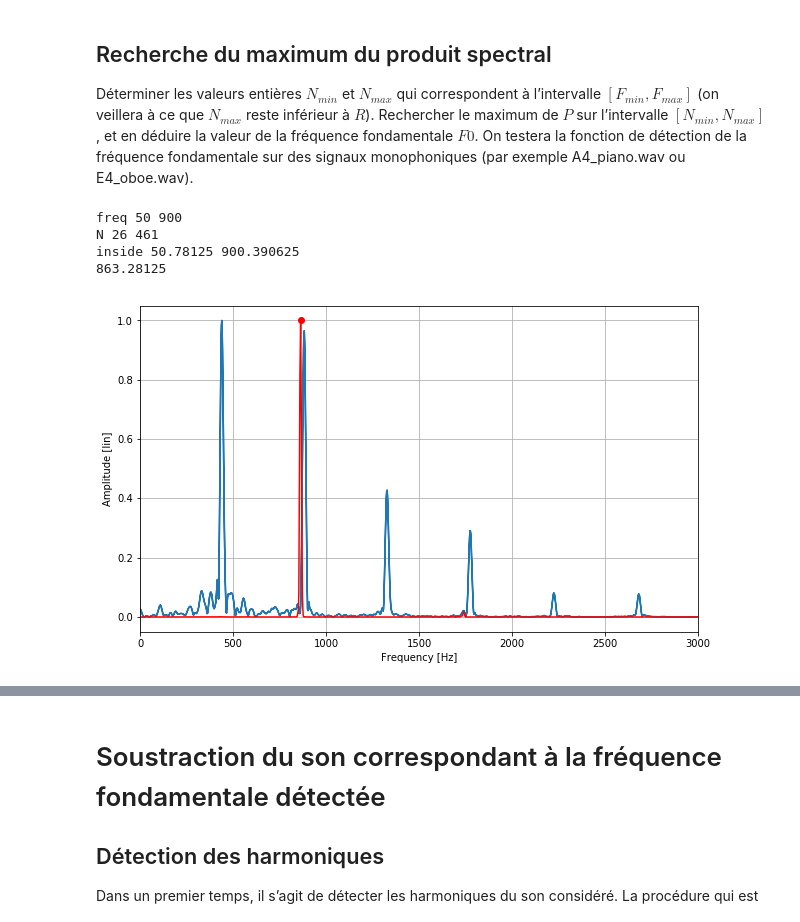
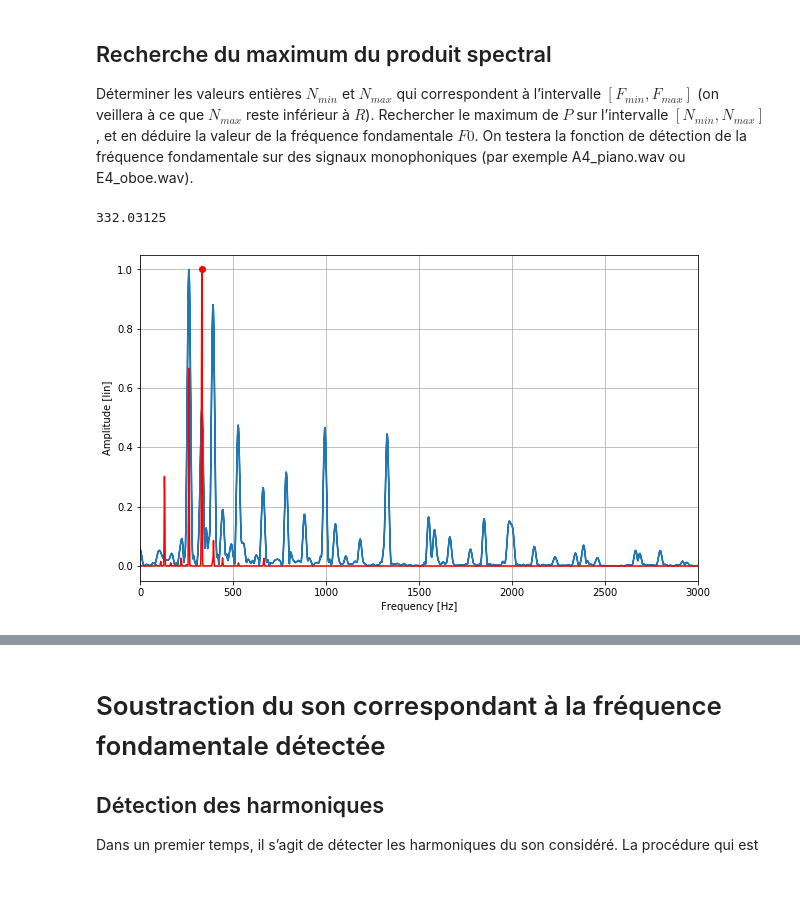
Before and after one commit to GuiMarion/SignalProcessing, a Jupyter notebook: TP_multiPitch/TP_multipitch_peeters_.ipynb, the cells around one changed output, grey strips where cells are left out. Drawn from its saved outputs; the diff is of its cells as text; code cells hidden in the pictures; blank space fills up the shorter version.

```diff
--- a/TP_multiPitch/TP_multipitch_peeters_.ipynb
+++ b/TP_multiPitch/TP_multipitch_peeters_.ipynb
@@ -27,12 +27,12 @@ import tpt_tools
 %matplotlib inline
 
 #audioFile = './_audio/A3_piano.wav'# 220 Hz
-audioFile = './_audio/A4_piano.wav' # 440 Hz
+#audioFile = './_audio/A4_piano.wav' # 440 Hz
 #audioFile = './_audio/E4_oboe.wav' # 329 Hz
 #audioFile = './_audio/A5_flute.wav' # 880
 #audioFile = './_audio/A3A4_piano.wav' # 220, 440
 #audioFile = './_audio/A3A4A5_duo.wav' # 220, 440, 880
-#audioFile = './_audio/A3C4E4G4_piano.wav' # 220, 261, 329, 392 Hz
+audioFile = './_audio/A3C4E4G4_piano.wav' # 220, 261, 329, 392 Hz
 
 sr_hz, data_v = scipy.io.wavfile.read(audioFile)
 
@@ -138,18 +139,32 @@ Rechercher le maximum de $P$ sur l’intervalle $[N_{min},N_{max}]$, et en dédu
 On testera la fonction de détection de la fréquence fondamentale sur des signaux monophoniques (par exemple A4\_piano.wav ou E4\_oboe.wav).
 # %%
 # Helper function for finding X(f*k)
-def lookForClosest(value, vector):
-    # initializing
-    i = 0
+def lookForClosest(value, vector, Fe, Nfft):
+
+    if value == 0:
+        return 0
+
+    # initializing with a theoretical value
+    i = int(round(Nfft//(Fe/value)))
     s = (vector[i] - value)**2
 
-    for k in range(1, len(vector)):
+    # in case there issue with flooring or something we look at the neighborhood
+    for k in range(i+1, len(vector)):
         s_temp = (vector[k] - value)**2
-        if s_temp < s:
+        if s_temp <= s:
             s = s_temp
             i = k
-        if vector[k] > value:
+        else :
             break
+
+    for k in range(0, i):
+        s_temp = (vector[k] - value)**2
+        if s_temp <= s:
+            s = s_temp
+            i = k
+        else :
+            break
+
     return i
 # %%
 def F_getSpectralProduct(fftFreq_hz_v, fftAmpl_v, H, fmin_hz, fmax_hz, Nfft, sr_hz):
@@ -169,49 +184,43 @@ def F_getSpectralProduct(fftFreq_hz_v, fftAmpl_v, H, fmin_hz, fmax_hz, Nfft, sr_
     """
 
     ### START CODE HERE ###
-
     R = Nfft//(2*H)
     spFreq_hz_v = []
     spAmpl_v = []
     for f in range(R):
         # for every frequency we compute the spectral product
         spAmpl_v.append(1)
         spFreq_hz_v.append(fftFreq_hz_v[f])
-        for h in range(1, H):
+        for h in range(1, H+1):
             # for every h, we multiply
-            spAmpl_v[f] *= fftAmpl_v[lookForClosest(f*h, fftFreq_hz_v)]
+            spAmpl_v[f] *= fftAmpl_v[lookForClosest(fftFreq_hz_v[f]*h, fftFreq_hz_v, sr_hz, Nfft)]
 
-    print("freq", fmin_hz, fmax_hz)
-    nMin = lookForClosest(fmin_hz, fftFreq_hz_v)
-    nMax = lookForClosest(fmax_hz, fftFreq_hz_v)
-    print("N", nMin, nMax)
-    print("inside", fftFreq_hz_v[nMin], fftFreq_hz_v[nMax])
+    nMin = lookForClosest(fmin_hz, fftFreq_hz_v, sr_hz, Nfft)
+    nMax = lookForClosest(fmax_hz, fftFreq_hz_v, sr_hz, Nfft)
 
     f0_hz = 0
     maxAmp = np.amax(spAmpl_v[nMin:nMax])
     for i in range(nMin, nMax):
         if spAmpl_v[i] >= maxAmp:
             f0_hz = fftFreq_hz_v[i]
             break
 
     print(f0_hz)
+
     ### END CODE HERE ###
 
     plt.figure(figsize=(10,6))
     tpt_tools.F_plot1(fftFreq_hz_v, fftAmpl_v/np.max(fftAmpl_v), 'Frequency [Hz]', 'Amplitude [lin]')
     plt.plot(spFreq_hz_v, spAmpl_v/np.max(spAmpl_v), 'r')
     plt.xlim((0,3000))
     plt.plot(f0_hz, 1, 'ro')
 
     return spFreq_hz_v, spAmpl_v, f0_hz
 
 spFreq_hz_v, spAmpl_v, f0_hz = F_getSpectralProduct(fftFreq_hz_v, fftAmpl_v, H, fmin_hz, fmax_hz, Nfft, sr_hz)
 # %% [output]
-freq 50 900
-N 26 461
-inside 50.78125 900.390625
-863.28125
+332.03125
-[figure, old version]
+[figure, new version]
 # %% [markdown]
 ### Test
 Pour le signal audioFile = './_audio/A3C4E4G4_piano.wav' vous devriez obtenir
```
Also changed, not shown: parts of 1 cell of this notebook, 9 other files.
